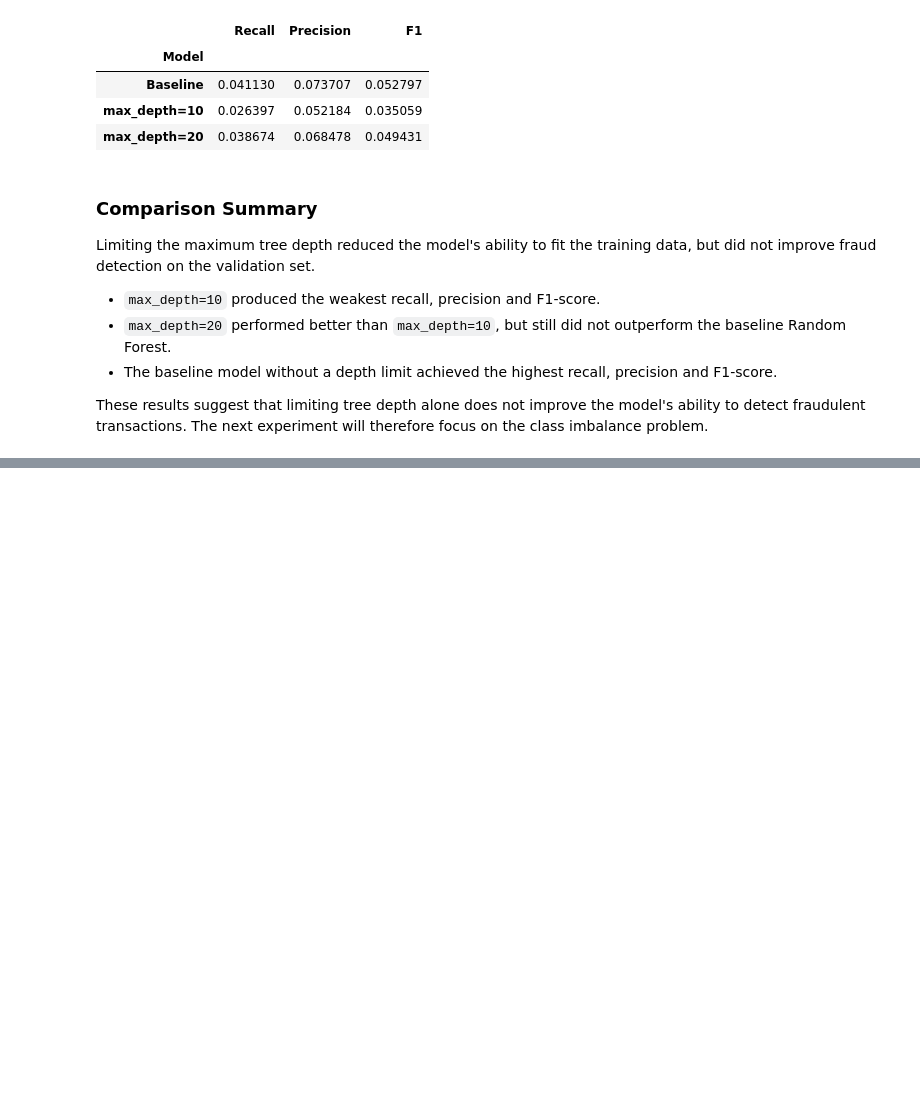
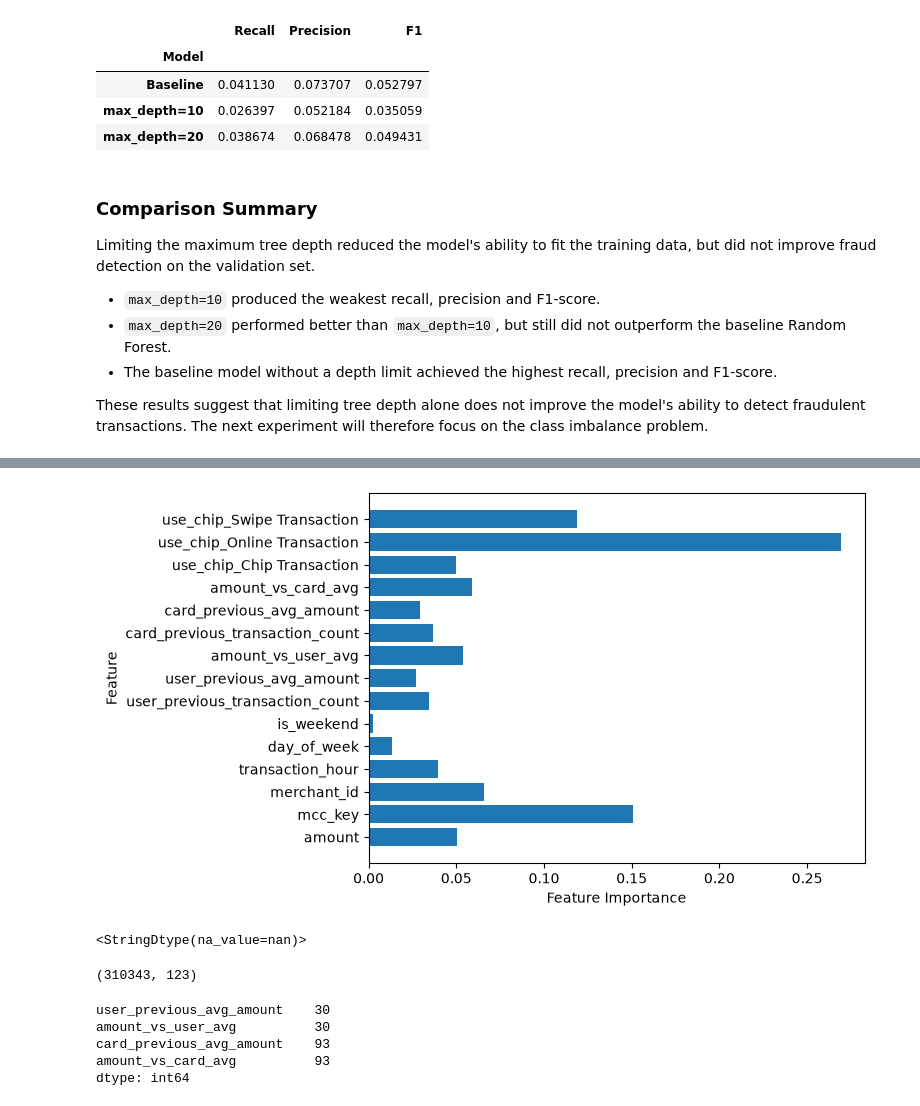
Before and after one commit to martynawieruszewska/finsight-fintech-analytics, a Jupyter notebook: notebooks/ml/03_random_forest.ipynb, the cells around one changed output, grey strips where cells are left out. Saved outputs shown, nothing was run; the diff lists cells and outputs as text; code cells hidden in the pictures; blank space fills up the shorter version.

```diff
--- a/notebooks/ml/03_random_forest.ipynb
+++ b/notebooks/ml/03_random_forest.ipynb
@@ -270,0 +276,5 @@ These results suggest that limiting tree depth alone does not improve the model'
+# %%
+rf_balanced = RandomForestClassifier(random_state=42, class_weight="balanced")
+rf_balanced.fit(final_train, y_train)
+print("Training set score: {:.4f}".format(rf_balanced.score(final_train, y_train)))
+print("Validation set score: {:.4f}".format(rf_balanced.score(final_val, y_val)))
@@ -270,0 +318,11 @@ These results suggest that limiting tree depth alone does not improve the model'
+# %%
+def plot_feature_importances(model):
+    n_features = final_train.shape[1]
+    plt.barh(range(n_features), model.feature_importances_, align="center")
+    plt.yticks(np.arange(n_features), final_train.columns.tolist())
+    plt.xlabel("Feature Importance")
+    plt.ylabel("Feature")
+
+plot_feature_importances(rf)
+# %% [output]
+[figure, added]
@@ -270,0 +335,4 @@ These results suggest that limiting tree depth alone does not improve the model'
+# %%
+X_train_mcc["mcc_key"].dtype
+# %% [output]
+<StringDtype(na_value=nan)>
@@ -270,0 +341,12 @@ These results suggest that limiting tree depth alone does not improve the model'
+# %%
+final_train_mcc.shape
+# %% [output]
+(310343, 123)
+# %%
+check_missing_values(final_train_mcc)[check_missing_values(final_train_mcc)>0]
+# %% [output]
+user_previous_avg_amount    30
+amount_vs_user_avg          30
+card_previous_avg_amount    93
+amount_vs_card_avg          93
+dtype: int64
```
Also changed, not shown: parts of 16 cells of this notebook.
